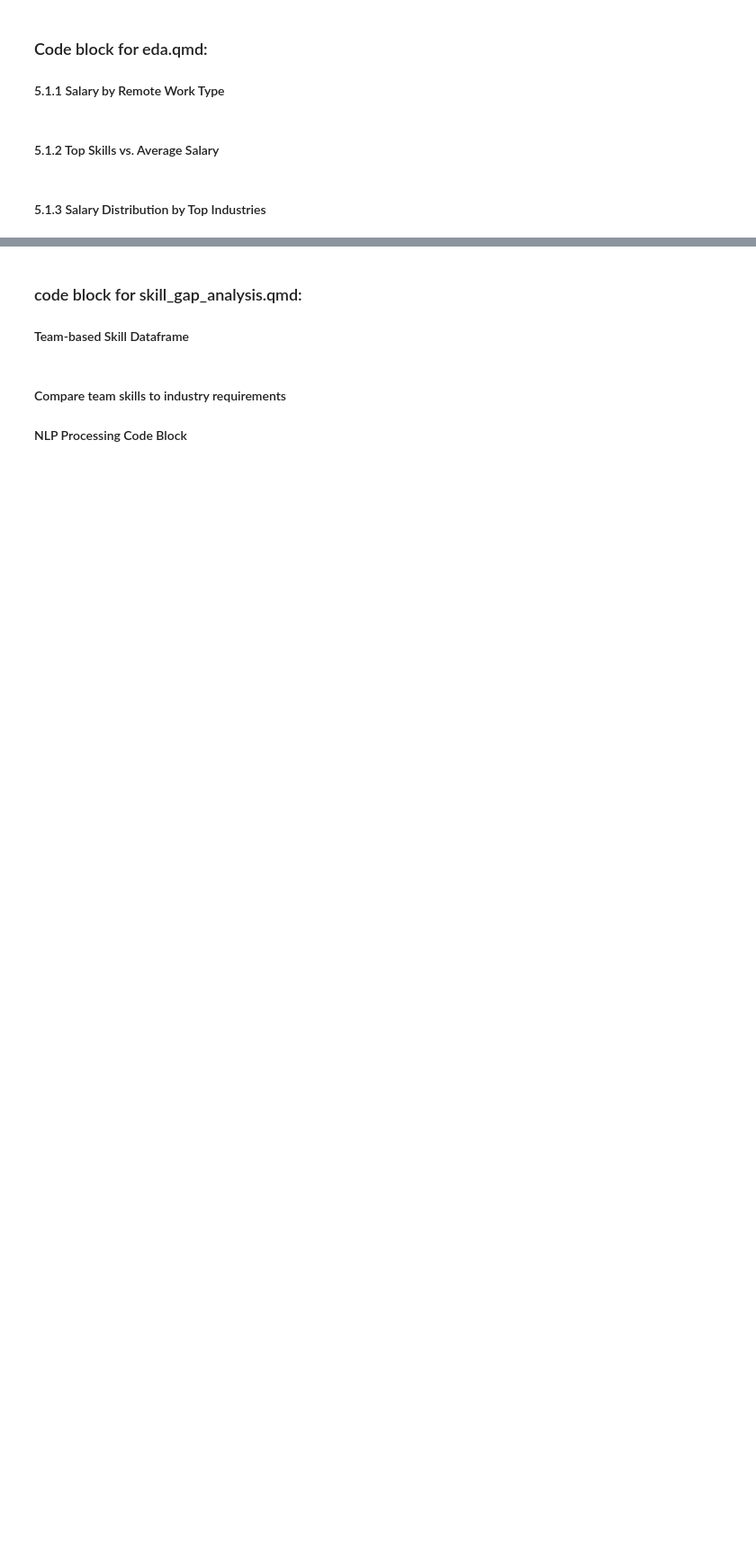
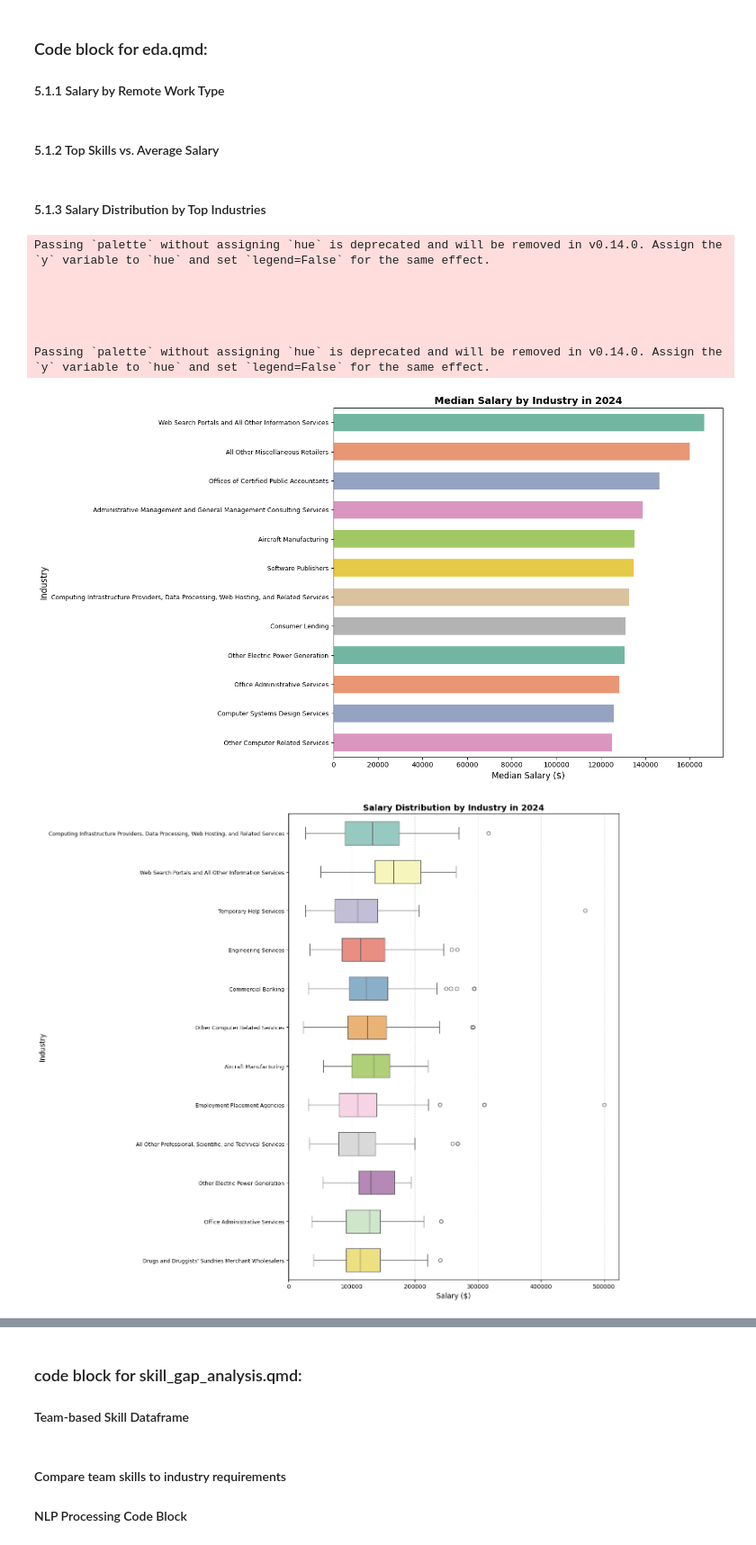
Before and after one commit to leoliu36/ad688-employability-sp25A1-group7, a Jupyter notebook: data_analysis.ipynb, the cells around one changed output, grey strips where cells are left out. Shown at 90% size. Drawn from its saved outputs; the diff is of its cells as text; code cells hidden in the pictures; blank space fills up the shorter version.

```diff
--- a/data_analysis.ipynb
+++ b/data_analysis.ipynb
@@ -61,20 +162,0 @@ print(missing_values_pct.to_string(index=False))
-# %%
-# Fill in missing values for SALARY, INDUSTRY, and other relevant columns
-# Fill categorical columns with "Unknown"
-fill_col_unk = [
-    "EXPIRED", "MSA_INCOMING", "MSA_NAME_INCOMING", "MSA", "MSA_OUTGOING", "MSA_NAME", "COMPANY_RAW", "TITLE_CLEAN", "TITLE", "TITLE_NAME", "COMPANY_NAME", "COMPANY_IS_STAFFING", "EMPLOYMENT_TYPE_NAME", "REMOTE_TYPE_NAME", "EDUCATION_LEVELS_NAME", "MIN_EDULEVELS_NAME", "SKILLS_NAME", "SPECIALIZED_SKILLS_NAME", "CERTIFICATIONS_NAME", "STATE_NAME", "CITY_NAME", "COUNTY_NAME"
-]
-# Loop through and fill missing values
-for col in fill_col_unk:
-    df[col] = df[col].fillna("Unknown")
-
-# Do the same for relevant numerical columns, but fill with median
-fill_col_median = [
-    "SALARY", "SALARY_FROM", "SALARY_TO", "DURATION", "MIN_YEARS_EXPERIENCE", "MAX_YEARS_EXPERIENCE"
-]
-for col in fill_col_median:
-    df[col] = df[col].fillna(df[col].median())
-
-# Drop columns with >50% missing values
-df.dropna(thresh=len(df) * 0.5, axis=1, inplace=True)
-df.info()
@@ -81,6 +230,6 @@ df.info()
 # %%
 # Remove duplicate
-df=df.drop_duplicates(subset=["TITLE_CLEAN", "COMPANY_NAME", "LOCATION", "POSTED", "EMPLOYMENT_TYPE_NAME", "REMOTE_TYPE_NAME", "SKILLS_NAME"], keep="first")
+df=df.drop_duplicates(subset=["TITLE_CLEAN", "COMPANY_NAME", "POSTED", "REMOTE_TYPE_NAME", "SKILLS_NAME"], keep="first")
 
 # Preview new df
 df.shape
@@ -144,14 +297,11 @@ fig2.show()
 # Convert the POSTED date from string to date format
 df["POSTED"] = pd.to_datetime(df["POSTED"], errors="coerce")
 
-# Create a variable for the imputed median salary
-median_salary = df["SALARY"].median()
-
-# Filter for job postings from 2024, specifically looking at Salary and Industry. Exclude unknowns, nulls, and zeros. Exclude imputed median salary. Exclude 'Unclassified Industry'
+# Filter for job postings from 2024, specifically looking at Salary and Industry. Exclude unknowns, nulls, and zeros. Exclude 'Unclassified Industry'
 df_jp_2024 = df[
   (df["POSTED"].dt.year==2024) &
   (df["SALARY"] > 0) &
-  (df["SALARY"] != median_salary) &
+  (df["SALARY"].notnull()) &
   (df["NAICS_2022_6_NAME"]!= "Unknown") &
   (df["NAICS_2022_6_NAME"]!= "Unclassified Industry")
 ]
@@ -168,7 +318,6 @@ top_jp_industries = industry_jp_count[industry_jp_count > 100].index
 
 # Update df to only show top job posting industries
 df_jp_2024 = df_jp_2024[df_jp_2024["NAICS_2022_6_NAME"].isin(top_jp_industries)]
-
 
 ## Plot: Analyze Median Salary by Industry (Seaborn)
 import seaborn as sns
@@ -196,31 +345,45 @@ plt.xlabel("Median Salary ($)", fontsize=12)
 plt.ylabel("Industry", fontsize=12)
 plt.yticks(ha="right", fontsize=9)
 plt.tight_layout()
 plt.show
+out_path = "figures/median_salary_by_industry.png"
+plt.savefig(out_path, dpi=150)
 
 ## Plot: Analyze Salary Distribution by Industry (Seaborn)
 # determine IQRs by industry:
 q25 = df_jp_2024.groupby("NAICS_2022_6_NAME")["SALARY"].quantile(0.25)
 q75 = df_jp_2024.groupby("NAICS_2022_6_NAME")["SALARY"].quantile(0.75)
 # sort by the middle 50% (Q3 - Q1) and name that as the new sorting order
 iqr = (q75 - q25).sort_values(ascending=False).head(12)
 iqr_order = iqr.index
 
 # Create box plot
 plt.figure(figsize=(14, 12))
 sns.boxplot(
   data=df_jp_2024,
   y="NAICS_2022_6_NAME",
   x="SALARY",
   order=iqr_order,
   palette="Set3",
   width=0.6
 )
 plt.title("Salary Distribution by Industry in 2024", fontsize=14, weight="bold")
 plt.ylabel("Industry", fontsize=12)
 plt.xlabel("Salary ($)", fontsize=12)
 plt.yticks(ha="right", fontsize=9)
 plt.grid(axis="x", linestyle="--", alpha=0.5)
 plt.tight_layout()
 plt.show
+out_path = "figures/salary_distribution_by_industry.png"
+plt.savefig(out_path, dpi=150)
+# %% [output]
+Passing `palette` without assigning `hue` is deprecated and will be removed in v0.14.0. Assign the `y` variable to `hue` and set `legend=False` for the same effect.
+
+
+
+
+
+Passing `palette` without assigning `hue` is deprecated and will be removed in v0.14.0. Assign the `y` variable to `hue` and set `legend=False` for the same effect.
+[figure, added]
+[figure, added]
 # %% [markdown]
```
Also changed, not shown: parts of 14 cells of this notebook, 6 other files.
